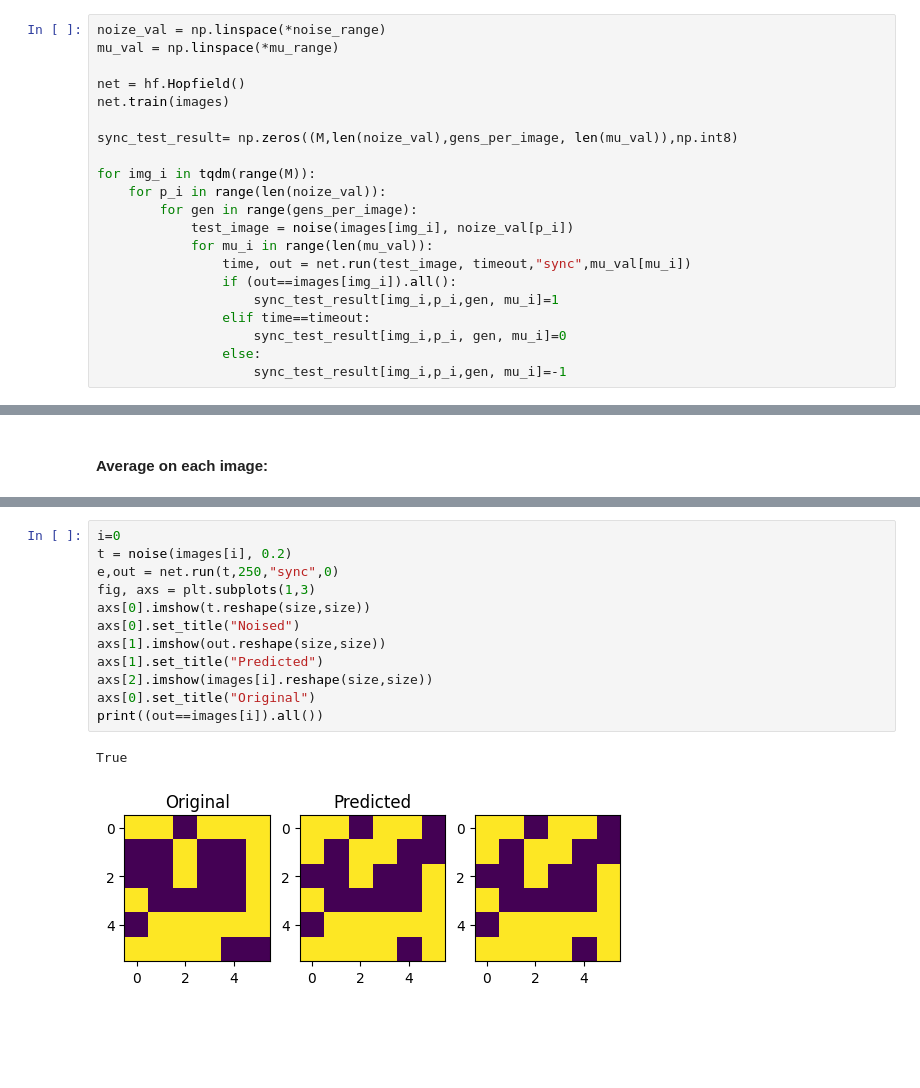
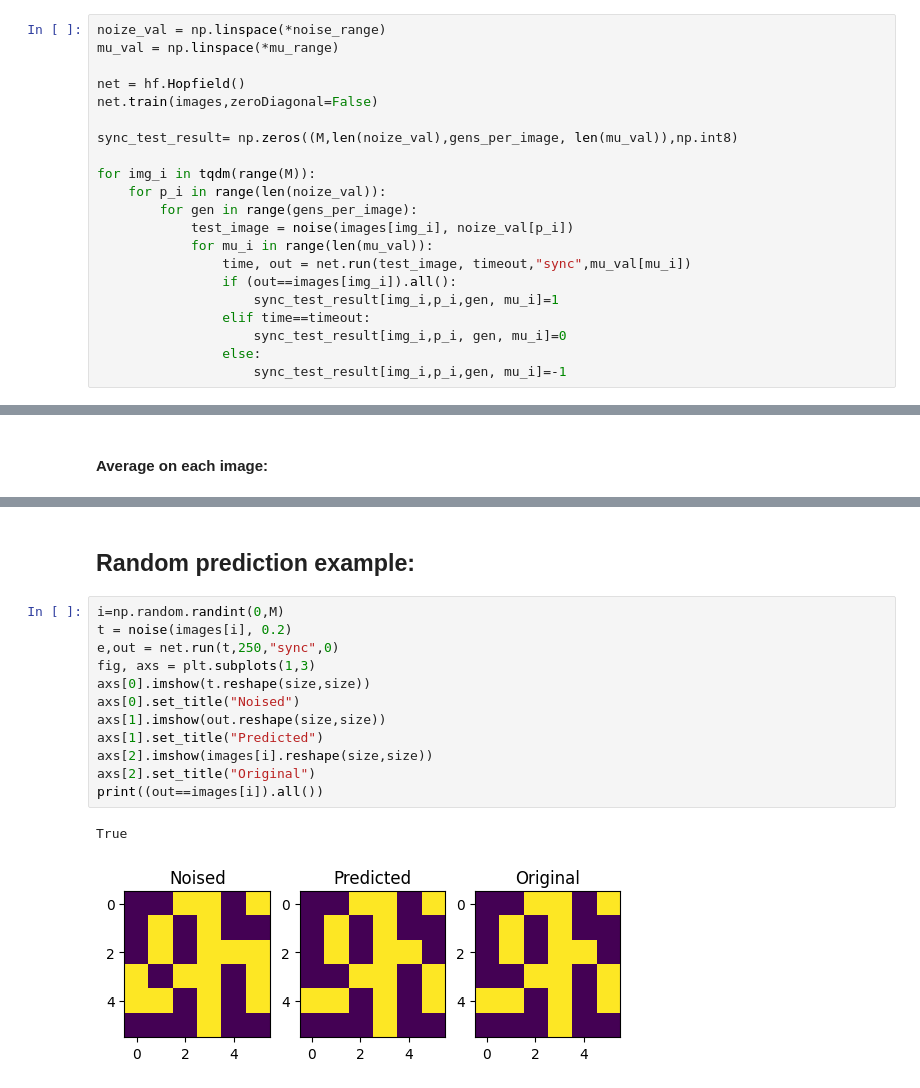
Before and after one commit to grinvolod13/hopfield-izhikevich, a Jupyter notebook: discrete_tests/sync_36_4_DiagNonZero.ipynb, the cells around one changed output, grey strips where cells are left out. Saved outputs shown, nothing was run; the diff lists cells and outputs as text; blank space fills up the shorter version.

```diff
--- a/discrete_tests/sync_36_4_DiagNonZero.ipynb
+++ b/discrete_tests/sync_36_4_DiagNonZero.ipynb
@@ -50,7 +50,7 @@ noize_val = np.linspace(*noise_range)
 mu_val = np.linspace(*mu_range)
 
 net = hf.Hopfield()
-net.train(images)
+net.train(images,zeroDiagonal=False)
 
 sync_test_result= np.zeros((M,len(noize_val),gens_per_image, len(mu_val)),np.int8)
 
@@ -116,15 +116,17 @@ Noise: 0.26666666666666666
+# %% [markdown]
+## Random prediction example:
 # %%
-i=0
+i=np.random.randint(0,M)
 t = noise(images[i], 0.2)
 e,out = net.run(t,250,"sync",0)
 fig, axs = plt.subplots(1,3)
 axs[0].imshow(t.reshape(size,size))
 axs[0].set_title("Noised")
 axs[1].imshow(out.reshape(size,size))
 axs[1].set_title("Predicted")
 axs[2].imshow(images[i].reshape(size,size))
-axs[0].set_title("Original")
+axs[2].set_title("Original")
 print((out==images[i]).all())
 # %% [output]
 True
-[figure, old version]
+[figure, new version]
```
Also changed, not shown: parts of 3 cells of this notebook, 11 other files.
